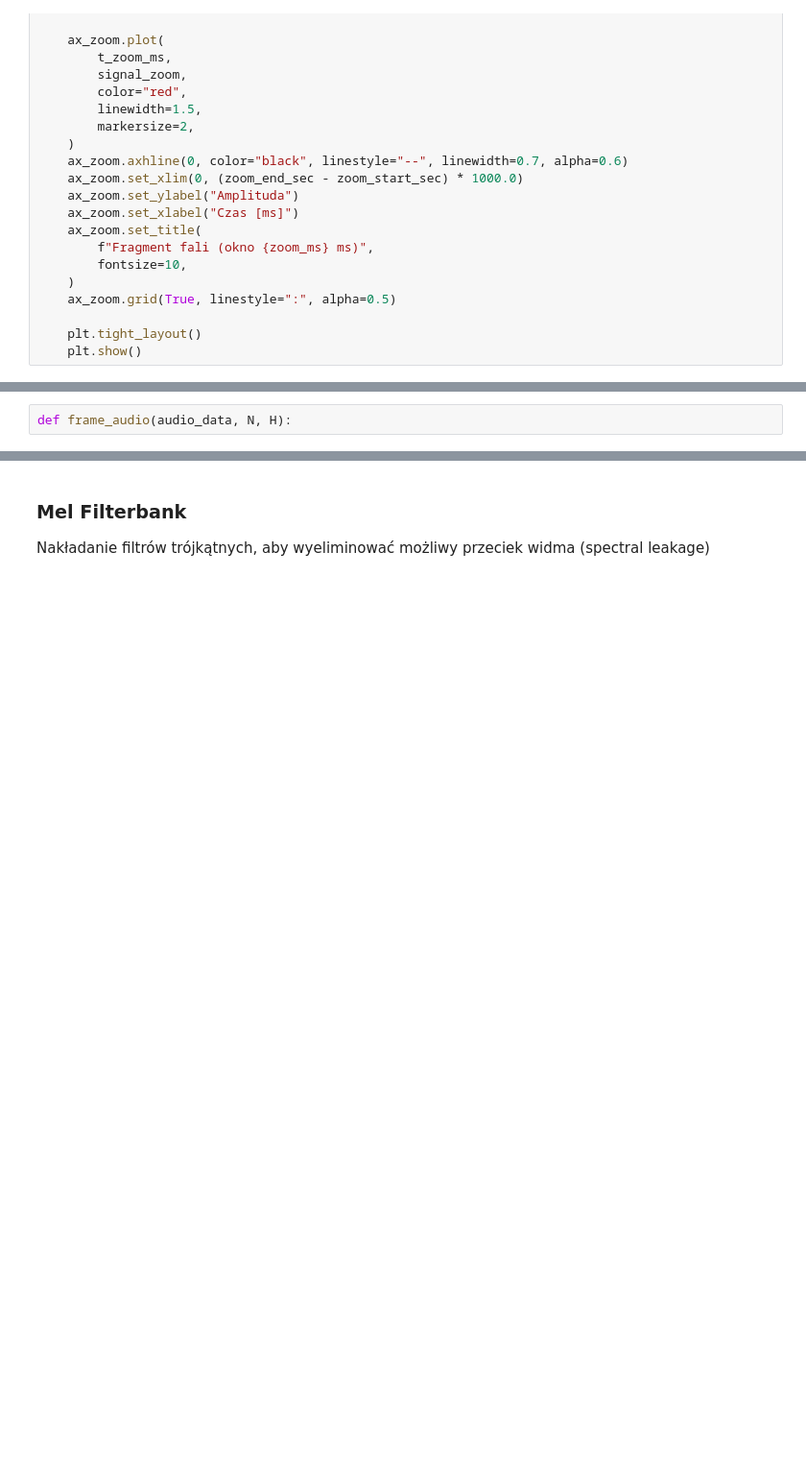
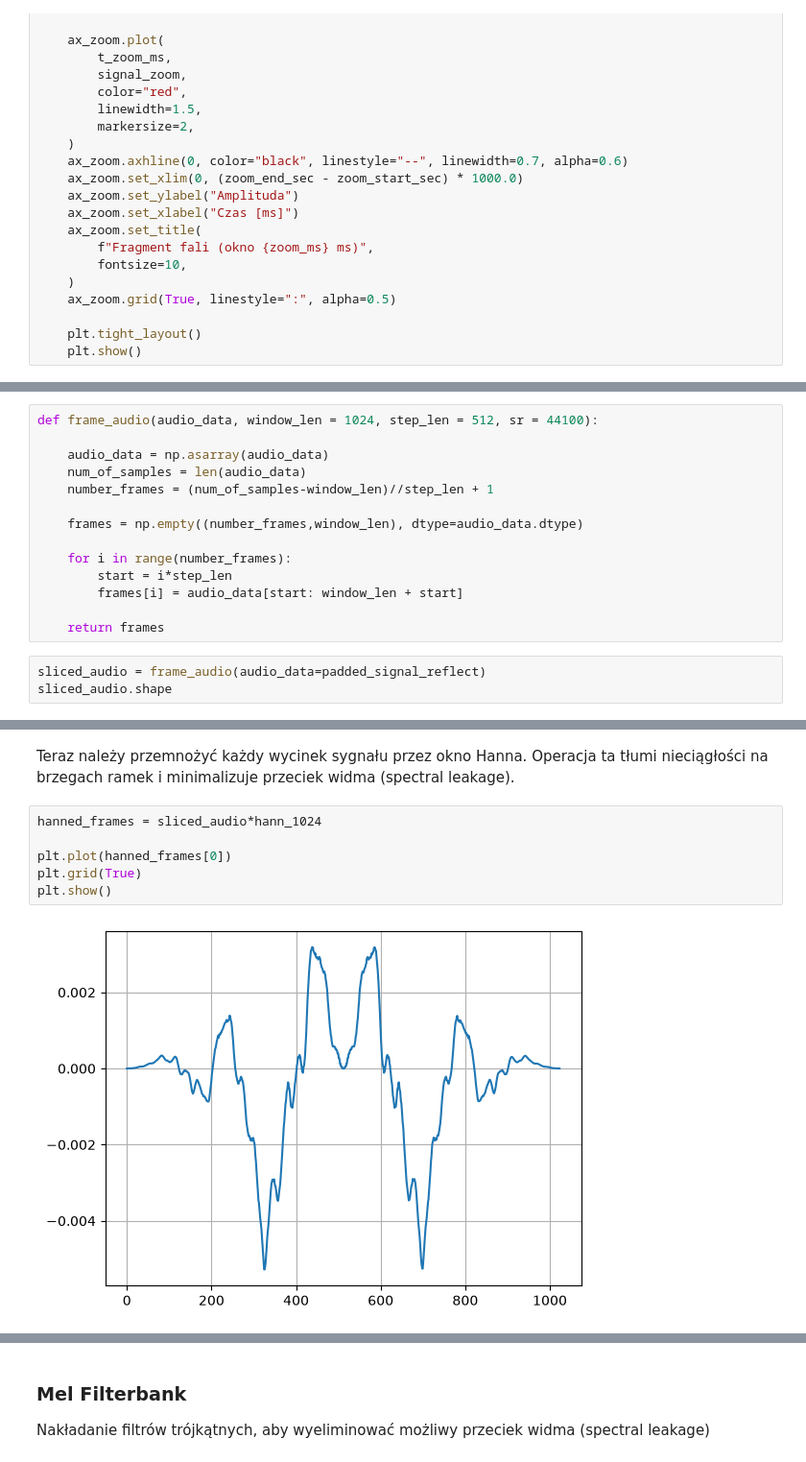
Before and after one commit to DawidSkowronski/PyTorch-Projects, a Jupyter notebook: MelSpectrogram_Implementation/mel_spect.ipynb, the cells around one changed output, grey strips where cells are left out. Shown at 96% size. Drawn from its saved outputs; the diff is of its cells as text; blank space fills up the shorter version.

```diff
--- a/MelSpectrogram_Implementation/mel_spect.ipynb
+++ b/MelSpectrogram_Implementation/mel_spect.ipynb
@@ -122,2 +183,17 @@ Musimy pociąć plik audio na fragmenty (okna, które nachodzą na siebie). Musi
 # %%
-def frame_audio(audio_data, N, H):
+def frame_audio(audio_data, window_len = 1024, step_len = 512, sr = 44100):
+
+    audio_data = np.asarray(audio_data)
+    num_of_samples = len(audio_data)
+    number_frames = (num_of_samples-window_len)//step_len + 1
+
+    frames = np.empty((number_frames,window_len), dtype=audio_data.dtype)
+
+    for i in range(number_frames):
+        start = i*step_len
+        frames[i] = audio_data[start: window_len + start]
+
+    return frames
+# %%
+sliced_audio = frame_audio(audio_data=padded_signal_reflect)
+sliced_audio.shape
@@ -125,0 +245,11 @@ def frame_audio(audio_data, N, H):
+# %% [markdown]
+Teraz należy przemnożyć każdy wycinek sygnału przez okno Hanna.
+Operacja ta tłumi nieciągłości na brzegach ramek i minimalizuje przeciek widma (spectral leakage).
+# %%
+hanned_frames = sliced_audio*hann_1024
+
+plt.plot(hanned_frames[0])
+plt.grid(True)
+plt.show()
+# %% [output]
+[figure, added]
```
Also changed, not shown: parts of 16 cells of this notebook.
